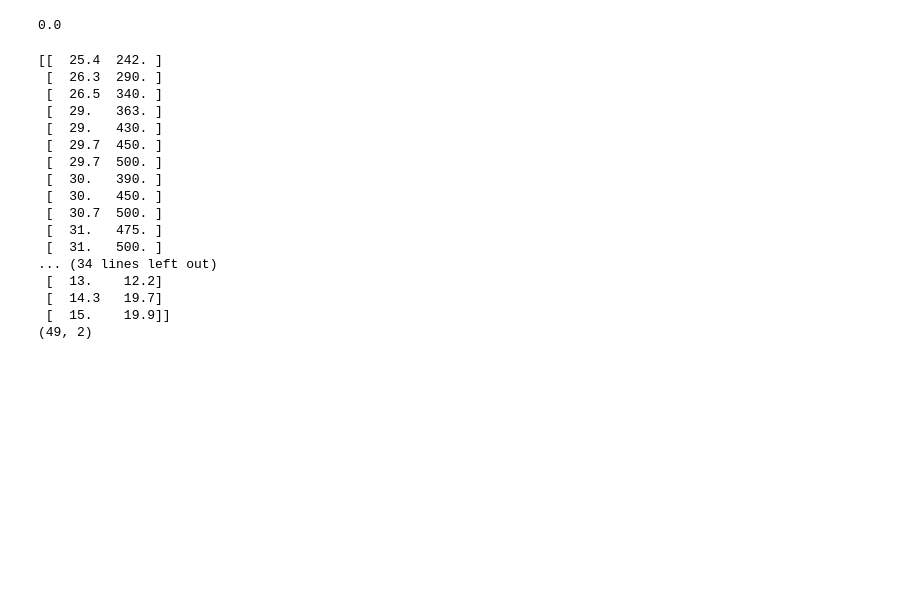
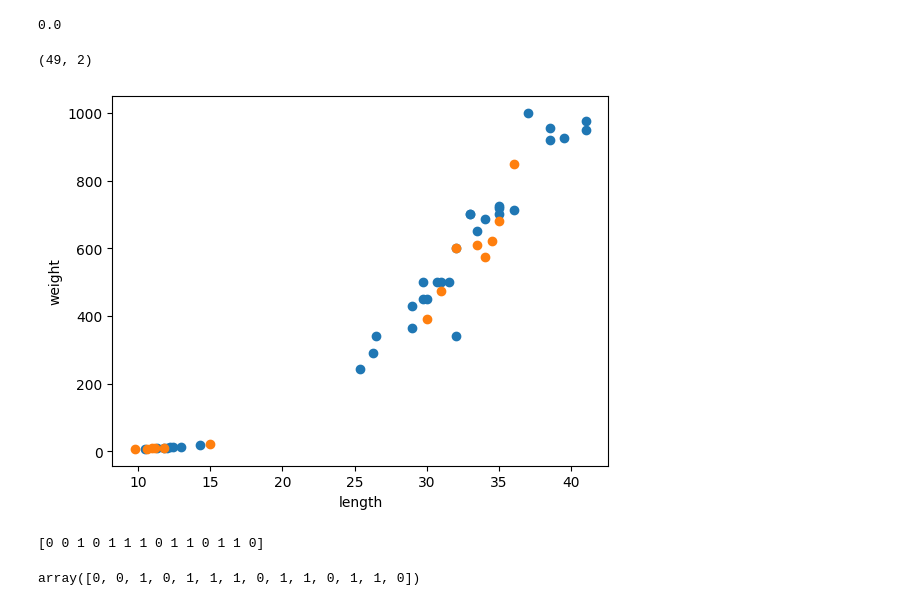
Before and after one commit to ECC-ML-DL-STUDY/ECC_MLDL_Study, a Jupyter notebook: 01_3.ipynb, the cells around one changed output. Cells and saved outputs as stored; diff of their text form; code cells hidden in the pictures; blank space fills up the shorter version.

```diff
--- a/01_3.ipynb
+++ b/01_3.ipynb
@@ -60,45 +60,65 @@ kn.score(test_input, test_target) #학습한 데이터와 다른 데이터로
 0.0
 # %%
 import numpy as np
+import matplotlib.pyplot as plt
+from sklearn.neighbors import KNeighborsClassifier
 
 bream_length = [25.4, 26.3, 26.5, 29.0, 29.0, 29.7, 29.7, 30.0, 30.0, 30.7, 31.0, 31.0,
                 31.5, 32.0, 32.0, 32.0, 33.0, 33.0, 33.5, 33.5, 34.0, 34.0, 34.5, 35.0,
                 35.0, 35.0, 35.0, 36.0, 36.0, 37.0, 38.5, 38.5, 39.5, 41.0, 41.0]
 bream_weight = [242.0, 290.0, 340.0, 363.0, 430.0, 450.0, 500.0, 390.0, 450.0, 500.0, 475.0, 500.0,
                 500.0, 340.0, 600.0, 600.0, 700.0, 700.0, 610.0, 650.0, 575.0, 685.0, 620.0, 680.0,
                 700.0, 725.0, 720.0, 714.0, 850.0, 1000.0, 920.0, 955.0, 925.0, 975.0, 950.0]
 
 
 smelt_length = [9.8, 10.5, 10.6, 11.0, 11.2, 11.3, 11.8, 11.8, 12.0, 12.2, 12.4, 13.0, 14.3, 15.0]
 smelt_weight = [6.7, 7.5, 7.0, 9.7, 9.8, 8.7, 10.0, 9.9, 9.8, 12.2, 13.4, 12.2, 19.7, 19.9]
 
 length = bream_length + smelt_length
 weight = bream_weight + smelt_weight
 
 fish_Data = [[l, w] for l, w in zip(length, weight)]
 fish_target = [1]*35 + [0]*14
 
 input_arr = np.array(fish_Data)
 target_arr = np.array(fish_target)
-print(input_arr)
+#print(input_arr)
 print(input_arr.shape) #샘플 수, 특성 수
 
+kn = KNeighborsClassifier()
+#print(input_arr[[1,3]])
+
 #표의 인덱스를 랜덤하게 섞어서 선택하기
+index = np.arange(49) #0~48 숫자들 -> 배열
+np.random.seed(42) #shuffle() 시 항상 똑같게 섞이도록
+np.random.shuffle(index)
+
+'''
+np.arange(): 연속된 숫자들을 NumPy 배열 형태로 만들어주는 함수.
+-> 파이썬의 range()와 비슷하지만, 결과가 NumPy 배열(array) 로 나온다는 차이가 있음.
+np.arange(끝)
+np.arange(시작, 끝)
+np.arange(시작, 끝, 간격)
+'''
+
+#배열
+train_input = input_arr[index[0:35]]
+train_target = target_arr[index[0:35]]
+test_input = input_arr[index[35:]]
+test_target = target_arr[index[35:]]
+
+plt.scatter(train_input[:,0], train_input[:,1]) #2차원배열[행,열] -> 모든행,1열(x값) & 모든행,2열(y값)
+plt.scatter(test_input[:,0], test_input[:,1])
+plt.xlabel('length')
+plt.ylabel('weight')
+plt.show()
+
+kn.fit(train_input, train_target)
+kn.score(test_input, test_target)
+print(kn.predict(test_input))
+test_target
 # %% [output]
-[[  25.4  242. ]
- [  26.3  290. ]
- [  26.5  340. ]
- [  29.   363. ]
- [  29.   430. ]
- [  29.7  450. ]
- [  29.7  500. ]
- [  30.   390. ]
- [  30.   450. ]
- [  30.7  500. ]
- [  31.   475. ]
- [  31.   500. ]
-... (34 lines left out)
- [  13.    12.2]
- [  14.3   19.7]
- [  15.    19.9]]
 (49, 2)
+[figure, added]
+[0 0 1 0 1 1 1 0 1 1 0 1 1 0]
+array([0, 0, 1, 0, 1, 1, 1, 0, 1, 1, 0, 1, 1, 0])
```
Also changed, not shown: parts of 2 cells of this notebook.
